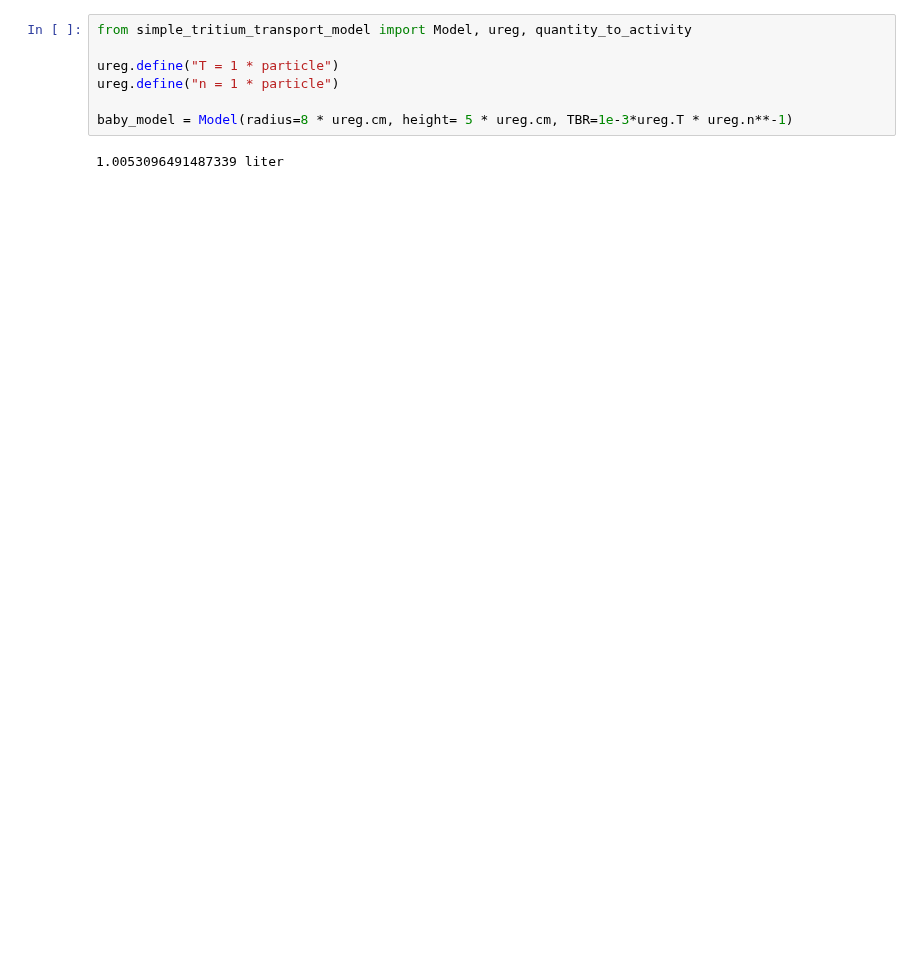
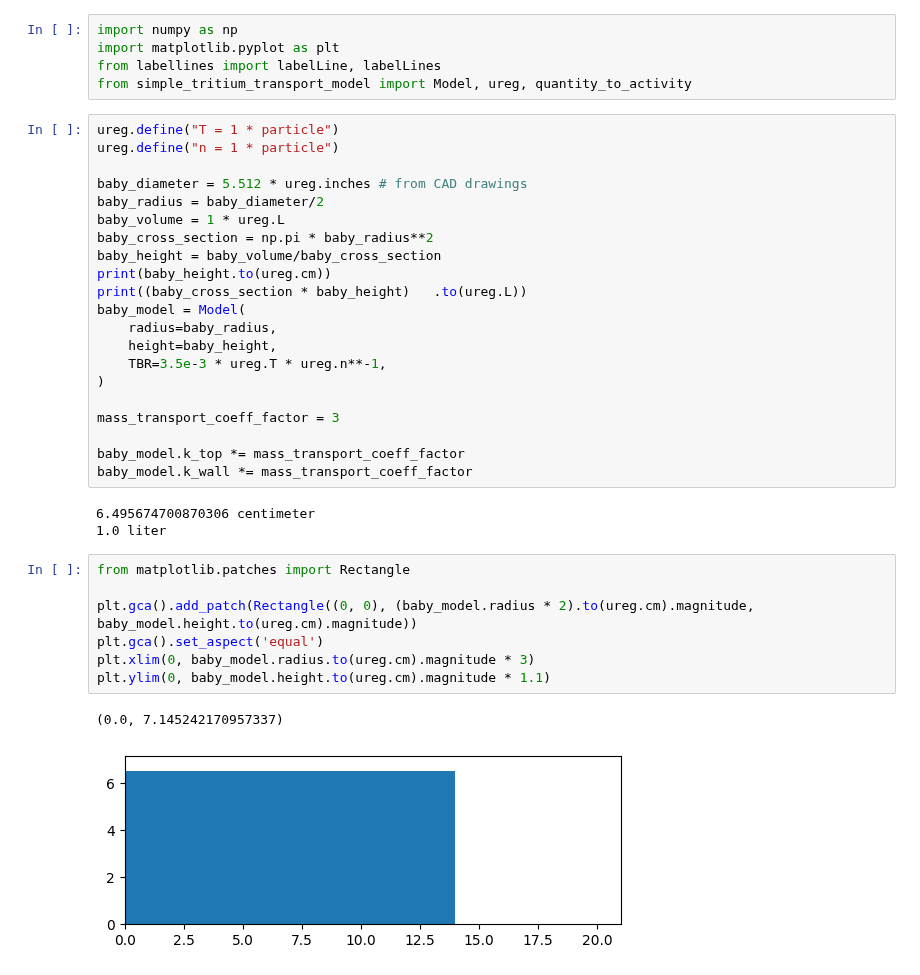
Before and after one commit to LIBRA-project/BABY-100-mL-runs, a Jupyter notebook: baby_1l_dynamics.ipynb, the cells around one changed output. Saved outputs shown, nothing was run; the diff lists cells and outputs as text; blank space fills up the shorter version.

```diff
--- a/baby_1l_dynamics.ipynb
+++ b/baby_1l_dynamics.ipynb
@@ -1,10 +1,40 @@
-# %%
-from simple_tritium_transport_model import Model, ureg, quantity_to_activity
-
-ureg.define("T = 1 * particle")
-ureg.define("n = 1 * particle")
-
-baby_model = Model(radius=8 * ureg.cm, height= 5 * ureg.cm, TBR=1e-3*ureg.T * ureg.n**-1)
-# %% [output]
-1.0053096491487339 liter
+# %%
+import numpy as np
+import matplotlib.pyplot as plt
+from labellines import labelLine, labelLines
+from simple_tritium_transport_model import Model, ureg, quantity_to_activity
+# %%
+ureg.define("T = 1 * particle")
+ureg.define("n = 1 * particle")
+
+baby_diameter = 5.512 * ureg.inches # from CAD drawings
+baby_radius = baby_diameter/2
+baby_volume = 1 * ureg.L
+baby_cross_section = np.pi * baby_radius**2
+baby_height = baby_volume/baby_cross_section
+print(baby_height.to(ureg.cm))
+print((baby_cross_section * baby_height)   .to(ureg.L))
+baby_model = Model(
+    radius=baby_radius,
+    height=baby_height,
+    TBR=3.5e-3 * ureg.T * ureg.n**-1,
+)
+
+mass_transport_coeff_factor = 3
+
+baby_model.k_top *= mass_transport_coeff_factor
+baby_model.k_wall *= mass_transport_coeff_factor
+# %% [output]
+6.495674700870306 centimeter
+1.0 liter
+# %%
+from matplotlib.patches import Rectangle
+
+plt.gca().add_patch(Rectangle((0, 0), (baby_model.radius * 2).to(ureg.cm).magnitude, baby_model.height.to(ureg.cm).magnitude))
+plt.gca().set_aspect('equal')
+plt.xlim(0, baby_model.radius.to(ureg.cm).magnitude * 3)
+plt.ylim(0, baby_model.height.to(ureg.cm).magnitude * 1.1)
+# %% [output]
+(0.0, 7.145242170957337)
+[figure, added]
 # %%
```
Also changed, not shown: parts of 7 cells of this notebook.
